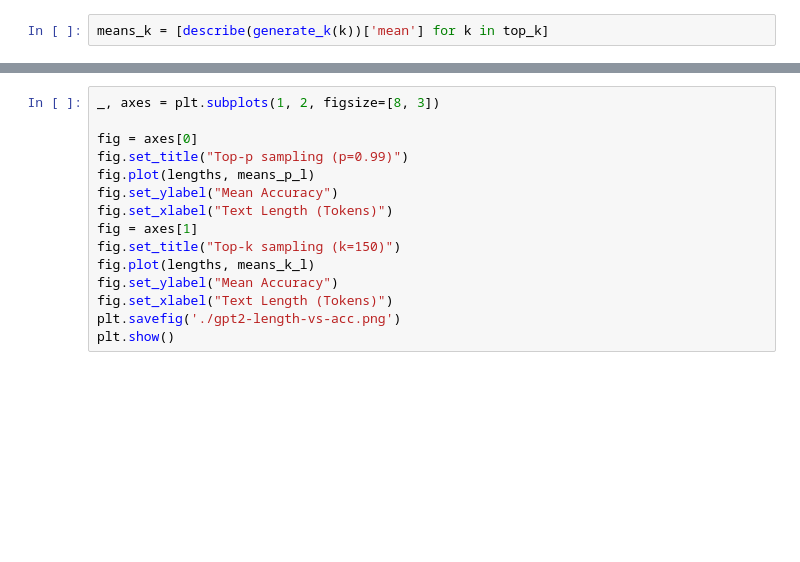
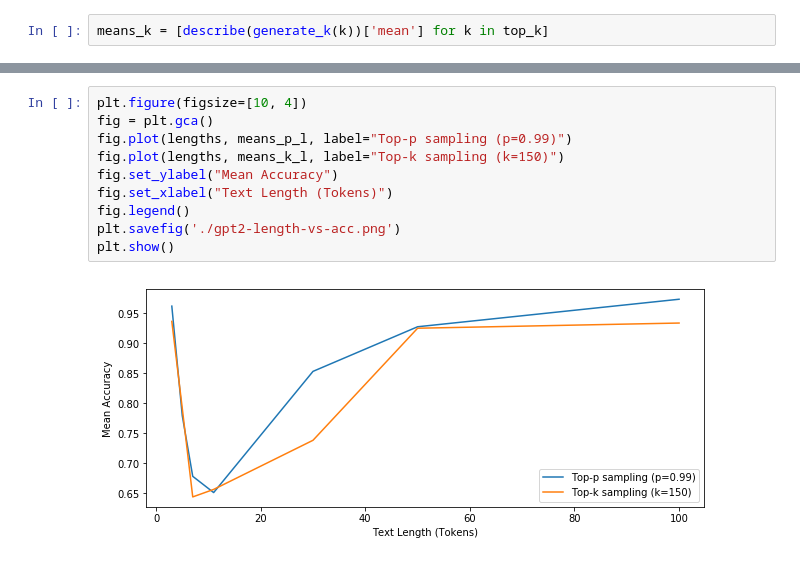
Before and after one commit to Isinlor/AdvDecoder, a Jupyter notebook: analyze.ipynb, the cells around one changed output, grey strips where cells are left out. Drawn from its saved outputs; the diff is of its cells as text; blank space fills up the shorter version.

```diff
--- a/analyze.ipynb
+++ b/analyze.ipynb
@@ -86,15 +88,12 @@ means_k_l = [describe(generate_k(l))['mean'] for l in lengths]
 # %%
-_, axes = plt.subplots(1, 2, figsize=[8, 3])
-
-fig = axes[0]
-fig.set_title("Top-p sampling (p=0.99)")
-fig.plot(lengths, means_p_l)
+plt.figure(figsize=[10, 4])
+fig = plt.gca()
+fig.plot(lengths, means_p_l, label="Top-p sampling (p=0.99)")
+fig.plot(lengths, means_k_l, label="Top-k sampling (k=150)")
 fig.set_ylabel("Mean Accuracy")
 fig.set_xlabel("Text Length (Tokens)")
-fig = axes[1]
-fig.set_title("Top-k sampling (k=150)")
-fig.plot(lengths, means_k_l)
-fig.set_ylabel("Mean Accuracy")
-fig.set_xlabel("Text Length (Tokens)")
+fig.legend()
 plt.savefig('./gpt2-length-vs-acc.png')
 plt.show()
+# %% [output]
+[figure, added]
```
Also changed, not shown: parts of 5 cells of this notebook, 4 other files.
